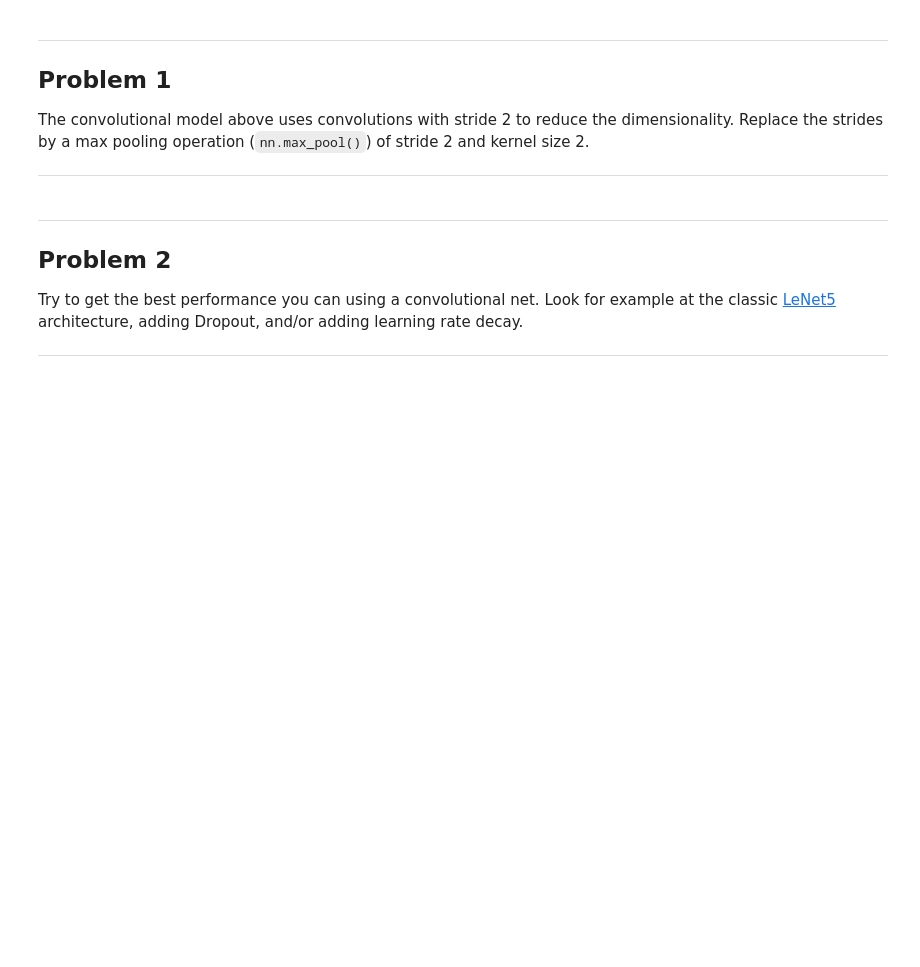
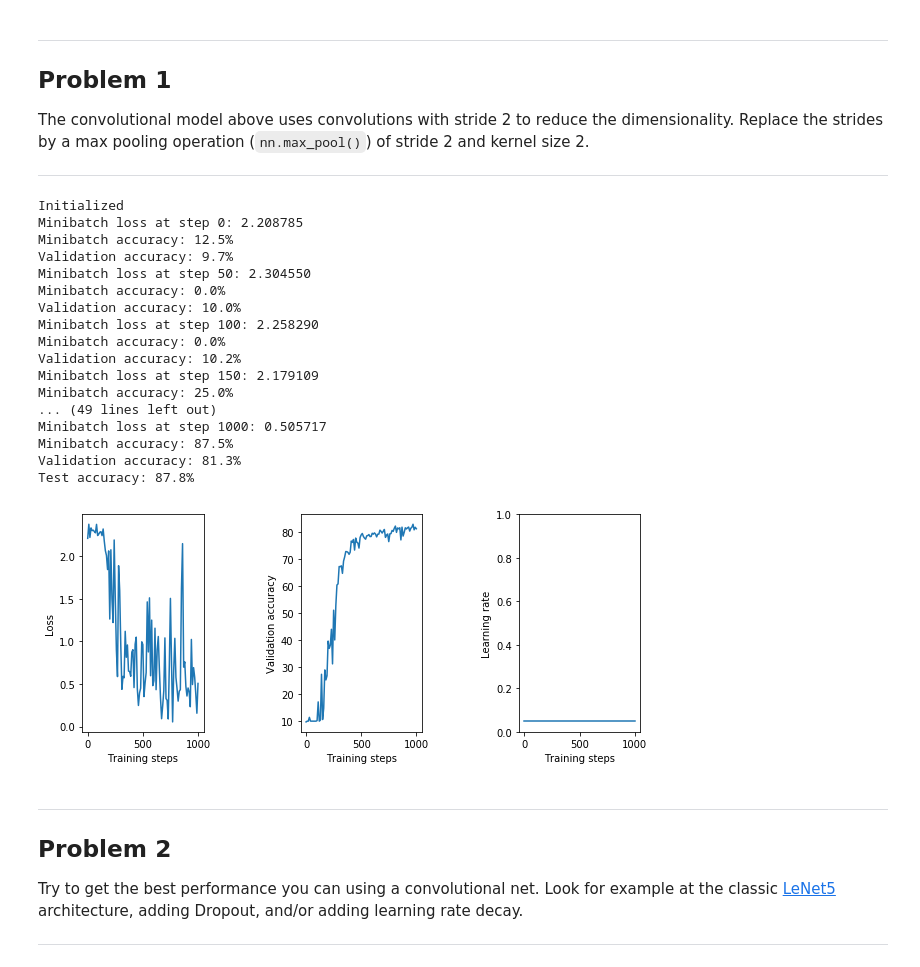
Before and after one commit to MLProjects/Deep-Learning, a Jupyter notebook: 4_convolutions.ipynb, the cells around one changed output. Saved outputs shown, nothing was run; the diff lists cells and outputs as text; code cells hidden in the pictures; blank space fills up the shorter version.

```diff
--- a/4_convolutions.ipynb
+++ b/4_convolutions.ipynb
@@ -19,6 +21,6 @@ from six.moves import range
 # %%
-#pickle_file = 'notMNIST.pickle'
-pickle_file = 'notMNIST_noDupNorOvlp.pickle'
+pickle_file = 'notMNIST.pickle'
+#pickle_file = 'notMNIST_noDupNorOvlp.pickle'
 
 with open(pickle_file, 'rb') as f:
   save = pickle.load(f)
@@ -240,6 +258,72 @@ with graph.as_default():
   train_prediction = tf.nn.softmax(logits)
   valid_prediction = tf.nn.softmax(model(tf_valid_dataset))
   test_prediction = tf.nn.softmax(model(tf_test_dataset))
+# %%
+num_steps = 1001
+
+#Plots
+p_freq = 10
+losses = []
+accuracies = []
+rates = []
+
+with tf.Session(graph=graph) as session:
+  tf.global_variables_initializer().run()
+  print('Initialized')
+  for step in range(num_steps):
+    offset = (step * batch_size) % (train_labels.shape[0] - batch_size)
+    batch_data = train_dataset[offset:(offset + batch_size), :, :, :]
+    batch_labels = train_labels[offset:(offset + batch_size), :]
+    feed_dict = {tf_train_dataset : batch_data, tf_train_labels : batch_labels}
+    _, l, predictions = session.run(
+      [optimizer, loss, train_prediction], feed_dict=feed_dict)
+    #Plot variables
+    if (step % p_freq == 0):
+       losses.append(l)
+       accuracies.append(accuracy(valid_prediction.eval(), valid_labels))
+       rates.append(0.05)
+
+    if (step % 50 == 0):
+      print('Minibatch loss at step %d: %f' % (step, l))
+      print('Minibatch accuracy: %.1f%%' % accuracy(predictions, batch_labels))
+      print('Validation accuracy: %.1f%%' % accuracy(
+        valid_prediction.eval(), valid_labels))
+  print('Test accuracy: %.1f%%' % accuracy(test_prediction.eval(), test_labels))
+
+# Show the results.
+fig, (ax1, ax2, ax3) = plt.subplots(1, 3)
+plt.subplots_adjust(wspace=.8)
+fig.set_size_inches(10, 4)
+ax1.plot(range(0, num_steps, p_freq), losses)
+ax1.set_ylabel("Loss")
+ax1.set_xlabel("Training steps")
+ax2.plot(range(0, num_steps, p_freq), accuracies)
+ax2.set_ylabel("Validation accuracy")
+ax2.set_xlabel("Training steps")
+ax3.plot(range(0, num_steps, p_freq), rates)
+ax3.set_ylabel("Learning rate")
+ax3.set_xlabel("Training steps")
+ax3.set_ylim([0, 1])
+plt.show()
+# %% [output]
+Initialized
+Minibatch loss at step 0: 2.208785
+Minibatch accuracy: 12.5%
+Validation accuracy: 9.7%
+Minibatch loss at step 50: 2.304550
+Minibatch accuracy: 0.0%
+Validation accuracy: 10.0%
+Minibatch loss at step 100: 2.258290
+Minibatch accuracy: 0.0%
+Validation accuracy: 10.2%
+Minibatch loss at step 150: 2.179109
+Minibatch accuracy: 25.0%
+... (49 lines left out)
+Minibatch loss at step 1000: 0.505717
+Minibatch accuracy: 87.5%
+Validation accuracy: 81.3%
+Test accuracy: 87.8%
+[figure, added]
 # %% [markdown]
 ---
 Problem 2
```
Also changed, not shown: parts of 6 cells of this notebook, 1 other file.
